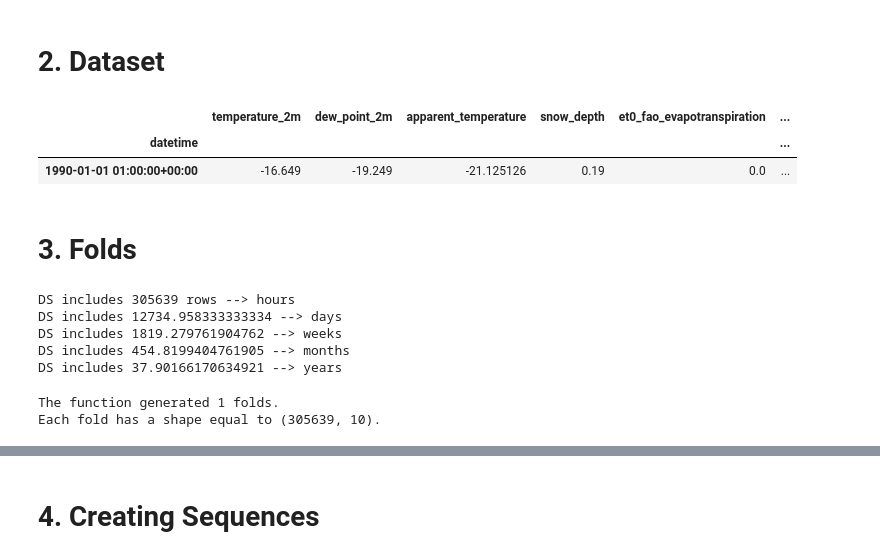
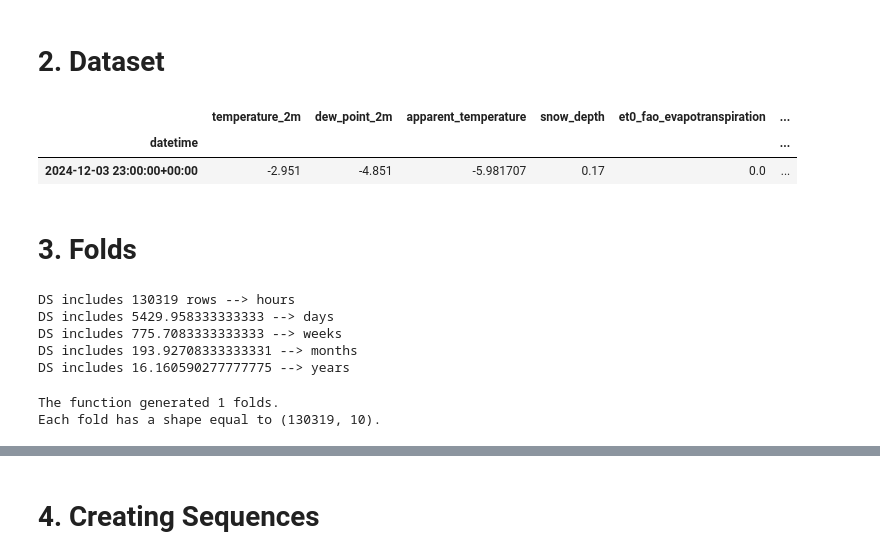
Before and after one commit to MadMax1995bb/powder_alert2.0, a Jupyter notebook: notebooks/notebook_model_DL_temperature.ipynb, the cells around one changed output, grey strips where cells are left out. Cells and saved outputs as stored; diff of their text form; code cells hidden in the pictures.

```diff
--- a/notebooks/notebook_model_DL_temperature.ipynb
+++ b/notebooks/notebook_model_DL_temperature.ipynb
@@ -35,7 +35,7 @@ df['day_of_week_cos'] = np.cos(2 * np.pi * df.index.dayofweek / 7)
 df['month_sin'] = np.sin(2 * np.pi * (df.index.month - 1) / 12)
 df['month_cos'] = np.cos(2 * np.pi * (df.index.month - 1) / 12)
 # %%
-df = df.loc[df.index > '1990-01-01']
+df = df.loc[df.index > '2010-01-01']
 # %%
 df['date'] = df['date'].dt.tz_localize(None) # remove the UTC
 # %%
@@ -115,11 +115,11 @@ features = [
 # %%
 features = [col for col in features if col in df.columns]
 df = df[features]
-df.head(1)
+df.tail(1)
 # %% [output]
 |  | temperature_2m | dew_point_2m | apparent_temperature | snow_depth | et0_fao_evapotranspiration | ... |
 | datetime |  |  |  |  |  | ... |
-| 1990-01-01 01:00:00+00:00 | -16.649 | -19.249 | -21.125126 | 0.19 | 0.0 | ... |
+| 2024-12-03 23:00:00+00:00 | -2.951 | -4.851 | -5.981707 | 0.17 | 0.0 | ... |
 # %% [markdown]
 # 3. Folds
 # %%
@@ -134,11 +134,11 @@ print(f'DS includes {weeks} --> weeks')
 print(f'DS includes {months} --> months')
 print(f'DS includes {years} --> years')
 # %% [output]
-DS includes 305639 rows --> hours
-DS includes 12734.958333333334 --> days
-DS includes 1819.279761904762 --> weeks
-DS includes 454.8199404761905 --> months
-DS includes 37.90166170634921 --> years
+DS includes 130319 rows --> hours
+DS includes 5429.958333333333 --> days
+DS includes 775.7083333333333 --> weeks
+DS includes 193.92708333333331 --> months
+DS includes 16.160590277777775 --> years
 # %%
 # Folds
 FOLD_LENGTH = rows      # each fold will have 1 years of data
@@ -191,7 +191,7 @@ print(f'The function generated {len(folds)} folds.')
 print(f'Each fold has a shape equal to {folds[0].shape}.')
 # %% [output]
 The function generated 1 folds.
-Each fold has a shape equal to (305639, 10).
+Each fold has a shape equal to (130319, 10).
 # %%
 fold = folds[0]
 # %%
```
Also changed, not shown: parts of 24 cells of this notebook, 1 other file.
